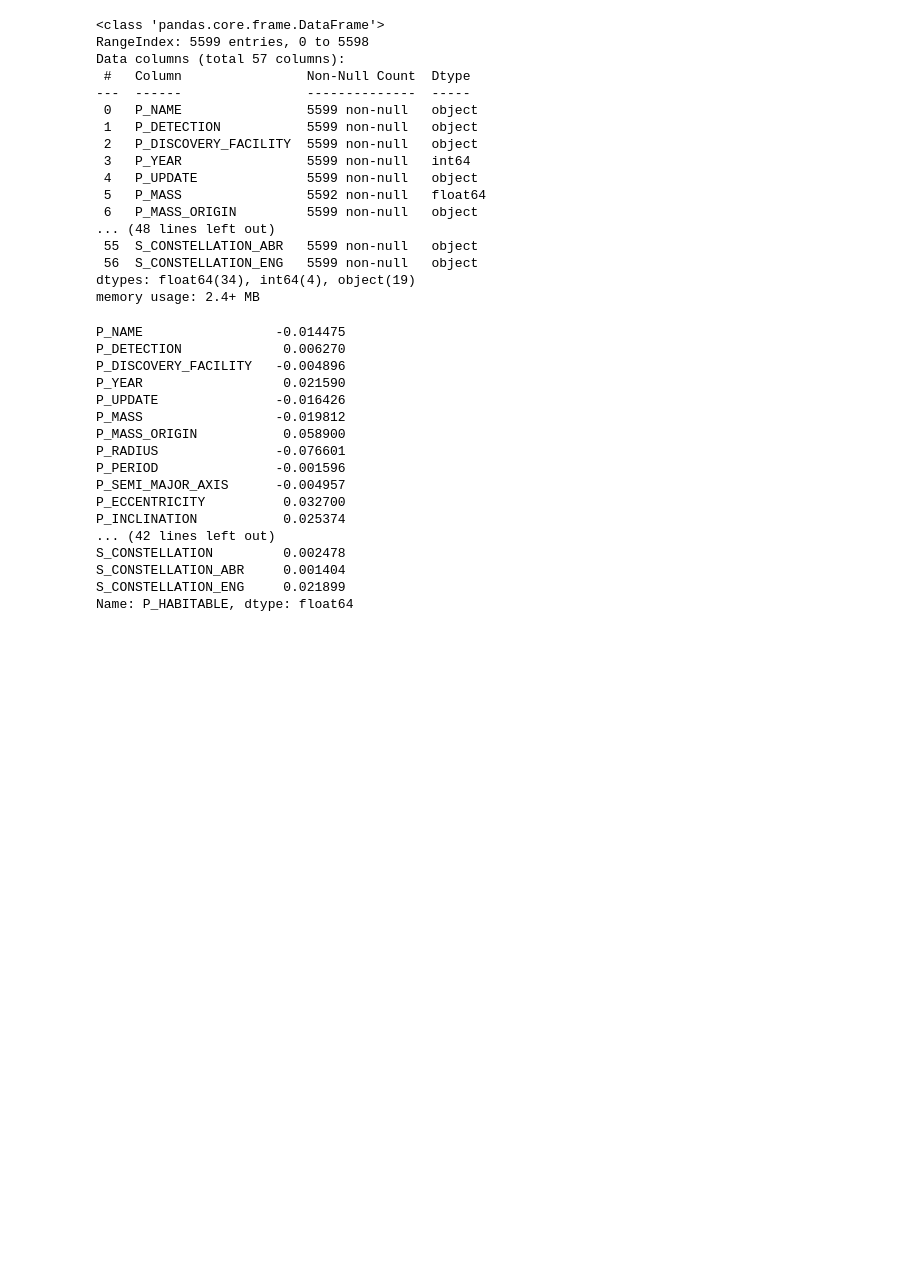
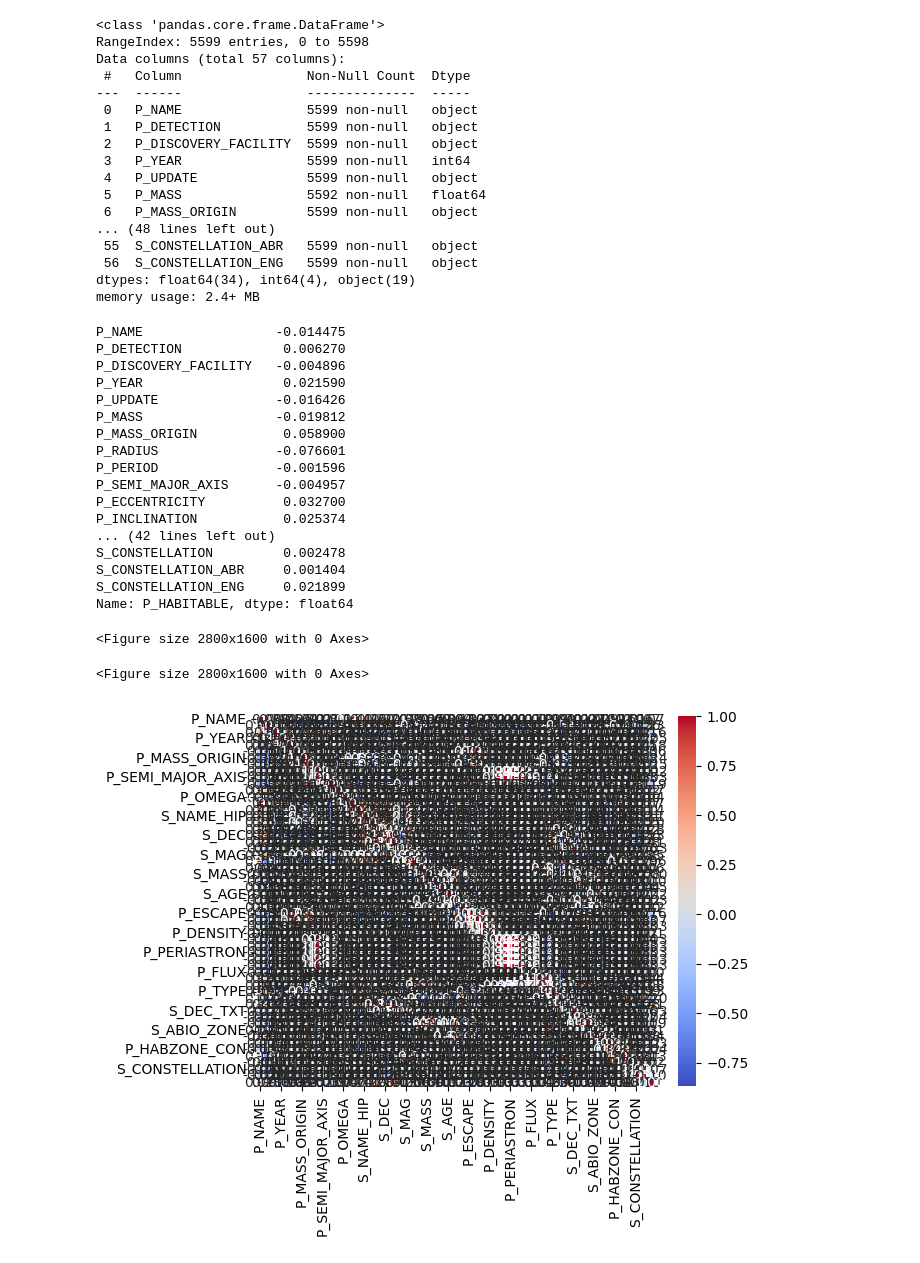
Before and after one commit to isatyamks/iitbhu_stellar, a Jupyter notebook: models/modelV2.ipynb, the cells around one changed output. Saved outputs shown, nothing was run; the diff lists cells and outputs as text; code cells hidden in the pictures; blank space fills up the shorter version.

```diff
--- a/models/modelV2.ipynb
+++ b/models/modelV2.ipynb
@@ -40 +39,3 @@ correlations = df.corr()
+# %%
+correlation_matrix = df.corr()
 # %%
@@ -61,0 +67,10 @@ Name: P_HABITABLE, dtype: float64
+# %%
+plt.figure(figsize=(28, 16))
+# %% [output]
+<Figure size 2800x1600 with 0 Axes>
+<Figure size 2800x1600 with 0 Axes>
+# %%
+sns.heatmap(correlation_matrix, annot=True, cmap='coolwarm', fmt='.2f', linewidths=0.5)
+plt.show()
+# %% [output]
+[figure, added]
```
Also changed, not shown: parts of 7 cells of this notebook.
